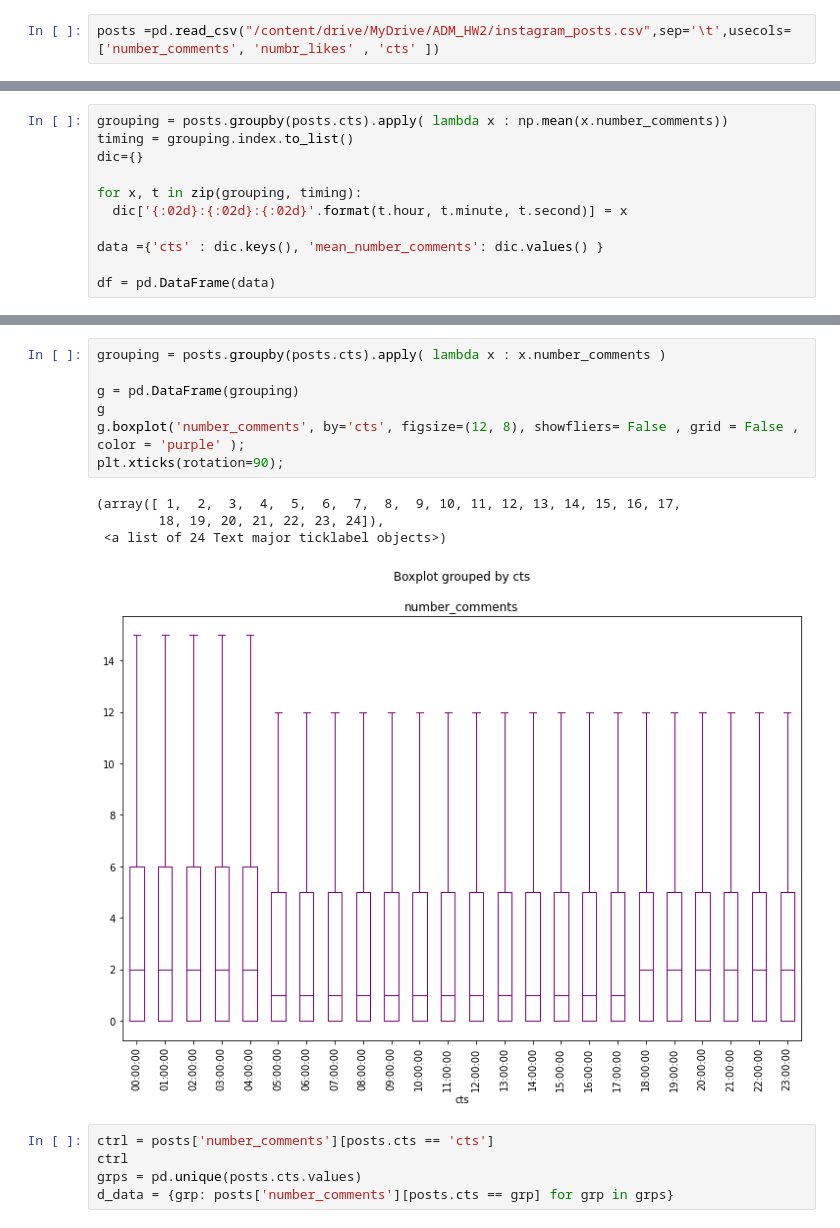
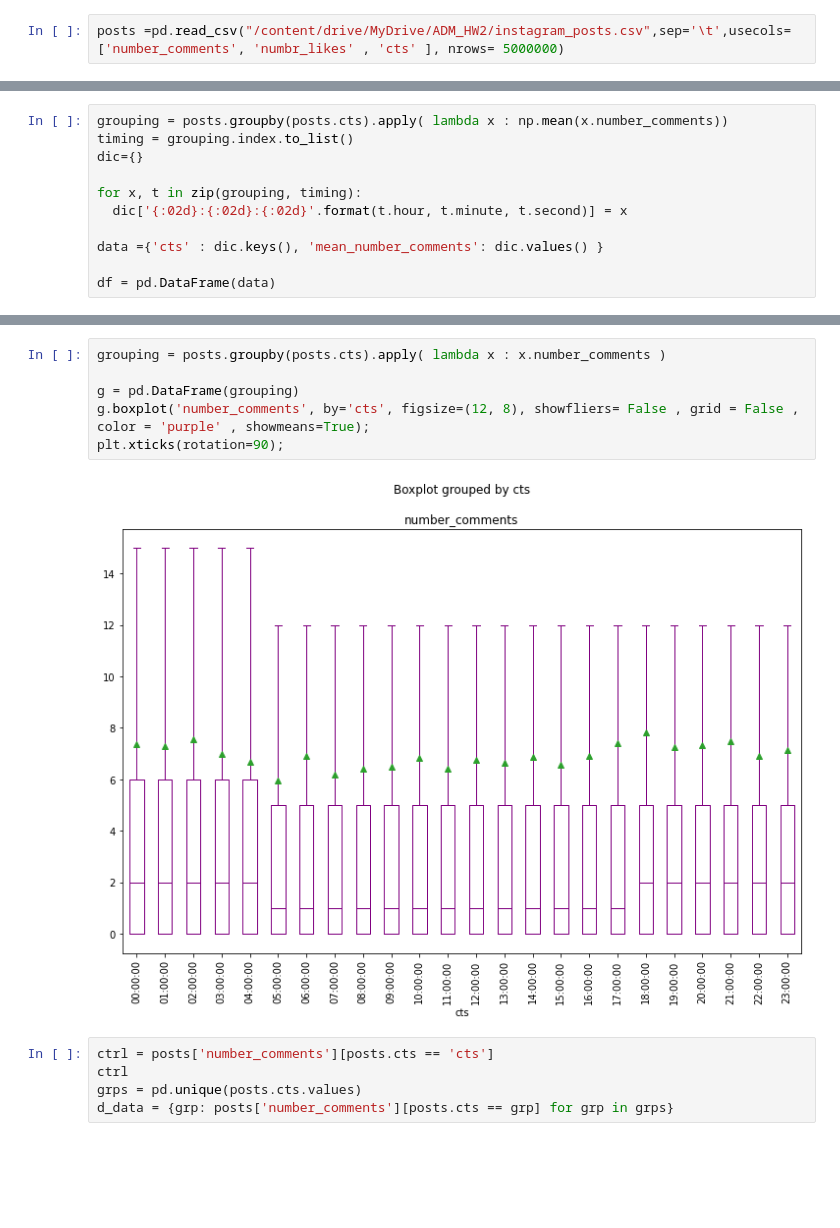
Before and after one commit to PaoloBarba/ADM_HW2, a Jupyter notebook: main.ipynb, the cells around one changed output, grey strips where cells are left out. Drawn from its saved outputs; the diff is of its cells as text; blank space fills up the shorter version.

```diff
--- a/main.ipynb
+++ b/main.ipynb
@@ -450,7 +450,7 @@ Does more “likes” also mean more comments? Plot a scatter plot of “likes
 
 In order to discover rather more likes mean more comments, we show the scatter plot of the number of like vs the number of comments.
 # %%
-posts =pd.read_csv("/content/drive/MyDrive/ADM_HW2/instagram_posts.csv",sep='\t',usecols=['number_comments', 'numbr_likes' , 'cts' ])
+posts =pd.read_csv("/content/drive/MyDrive/ADM_HW2/instagram_posts.csv",sep='\t',usecols=['number_comments', 'numbr_likes' , 'cts' ], nrows= 5000000)
 # %%
 plt.plot(posts['numbr_likes'], posts['number_comments'], 'o', color='lightblue');
 
@@ -562,15 +564,11 @@ plt.xticks(rotation=90);
 # %%
 grouping = posts.groupby(posts.cts).apply( lambda x : x.number_comments )
 
 g = pd.DataFrame(grouping)
-g
-g.boxplot('number_comments', by='cts', figsize=(12, 8), showfliers= False , grid = False , color = 'purple' );
+g.boxplot('number_comments', by='cts', figsize=(12, 8), showfliers= False , grid = False , color = 'purple' , showmeans=True);
 plt.xticks(rotation=90);
 # %% [output]
-(array([ 1,  2,  3,  4,  5,  6,  7,  8,  9, 10, 11, 12, 13, 14, 15, 16, 17,
-        18, 19, 20, 21, 22, 23, 24]),
- <a list of 24 Text major ticklabel objects>)
-[figure, old version]
+[figure, new version]
 # %%
 ctrl = posts['number_comments'][posts.cts == 'cts']
 ctrl
```
Also changed, not shown: parts of 13 cells of this notebook.
